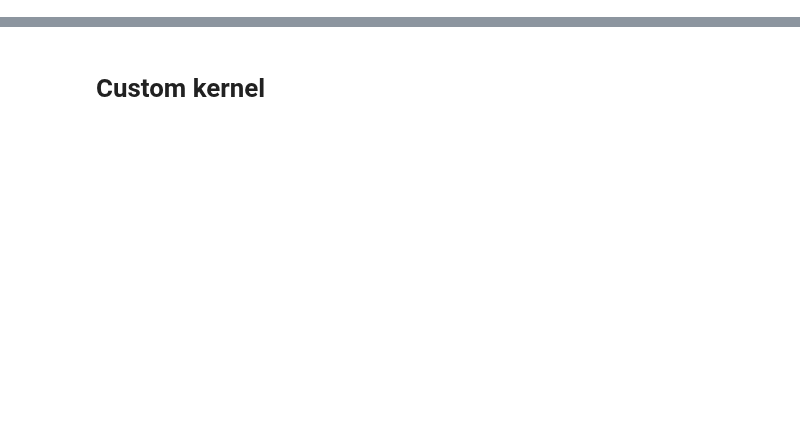
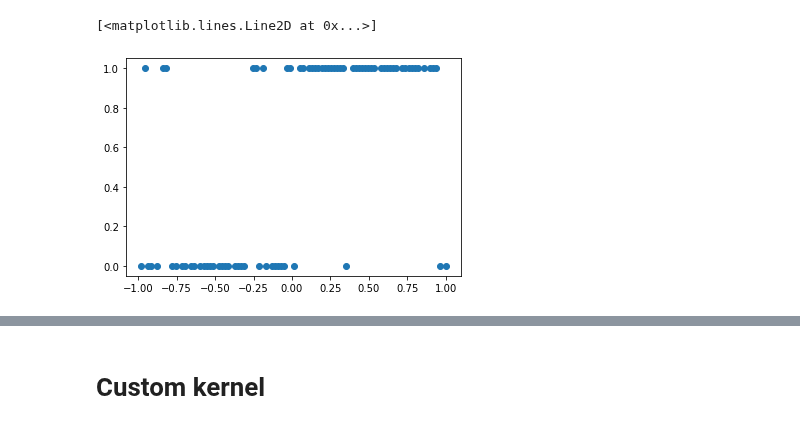
Before and after one commit to John-Curcio/sports, a Jupyter notebook: trying out gpytorch.ipynb, the cells around one changed output, grey strips where cells are left out. Cells and saved outputs as stored; diff of their text form; code cells hidden in the pictures; blank space fills up the shorter version.

```diff
--- a/trying out gpytorch.ipynb
+++ b/trying out gpytorch.ipynb
@@ -0,0 +10,28 @@
+# %%
+import os
+from math import floor
+
+# this is for running the notebook in our testing framework
+smoke_test = ('CI' in os.environ)
+
+N = 100
+X = torch.linspace(-1., 1., N)
+probs = (torch.sin(X * math.pi).add(1.).div(2.))
+y = torch.distributions.Bernoulli(probs=probs).sample()
+X = X.unsqueeze(-1)
+
+train_n = int(floor(0.8 * N))
+indices = torch.randperm(N)
+train_x = X[indices[:train_n]].contiguous()
+train_y = y[indices[:train_n]].contiguous()
+
+test_x = X[indices[train_n:]].contiguous()
+test_y = y[indices[train_n:]].contiguous()
+
+if torch.cuda.is_available():
+    train_x, train_y, test_x, test_y = train_x.cuda(), train_y.cuda(), test_x.cuda(), test_y.cuda()
+# %%
+plt.plot(train_x.squeeze(-1), train_y, 'o')
+# %% [output]
+[<matplotlib.lines.Line2D at 0x...>]
+[figure, added]
```
Also changed, not shown: parts of 50 cells of this notebook.
